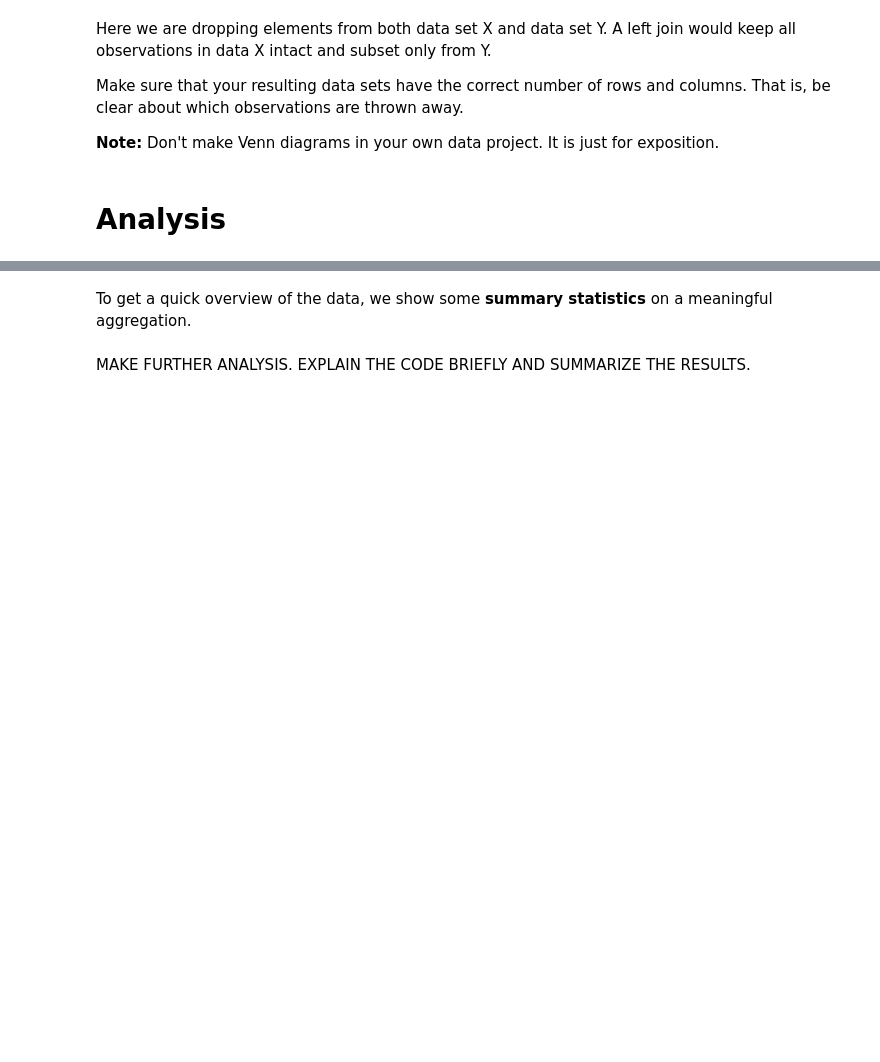
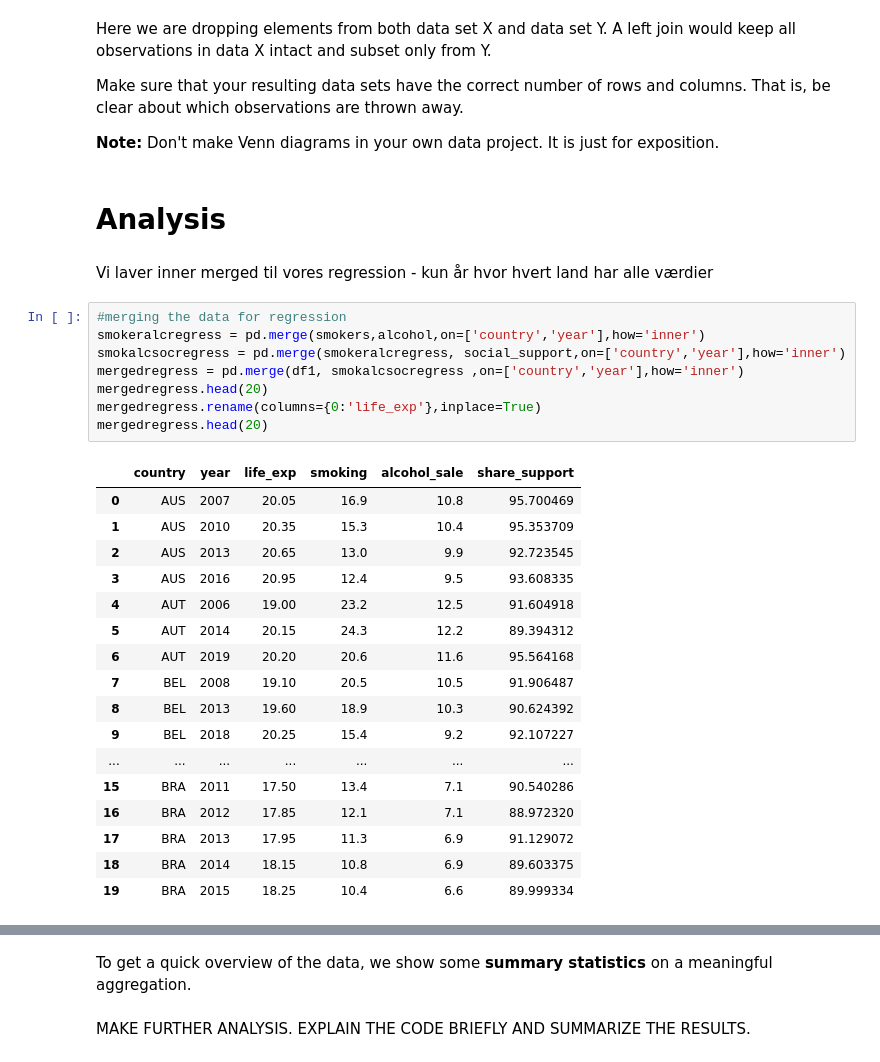
Before and after one commit to NumEconCopenhagen/projects-2023-ida-simone-elin, a Jupyter notebook: dataproject/dataproject.ipynb, the cells around one changed output, grey strips where cells are left out. Saved outputs shown, nothing was run; the diff lists cells and outputs as text; blank space fills up the shorter version.

```diff
--- a/dataproject/dataproject.ipynb
+++ b/dataproject/dataproject.ipynb
@@ -365,3 +418,31 @@ Make sure that your resulting data sets have the correct number of rows and colu
 **Note:** Don't make Venn diagrams in your own data project. It is just for exposition.
 # %% [markdown]
 # Analysis
+# %% [markdown]
+Vi laver inner merged til vores regression - kun år hvor hvert land har alle værdier
+# %%
+#merging the data for regression
+smokeralcregress = pd.merge(smokers,alcohol,on=['country','year'],how='inner')
+smokalcsocregress = pd.merge(smokeralcregress, social_support,on=['country','year'],how='inner')
+mergedregress = pd.merge(df1, smokalcsocregress ,on=['country','year'],how='inner')
+mergedregress.head(20)
+mergedregress.rename(columns={0:'life_exp'},inplace=True)
+mergedregress.head(20)
+# %% [output]
+|  | country | year | life_exp | smoking | alcohol_sale | share_support |
+| 0 | AUS | 2007 | 20.05 | 16.9 | 10.8 | 95.700469 |
+| 1 | AUS | 2010 | 20.35 | 15.3 | 10.4 | 95.353709 |
+| 2 | AUS | 2013 | 20.65 | 13.0 | 9.9 | 92.723545 |
+| 3 | AUS | 2016 | 20.95 | 12.4 | 9.5 | 93.608335 |
+| 4 | AUT | 2006 | 19.00 | 23.2 | 12.5 | 91.604918 |
+| 5 | AUT | 2014 | 20.15 | 24.3 | 12.2 | 89.394312 |
+| 6 | AUT | 2019 | 20.20 | 20.6 | 11.6 | 95.564168 |
+| 7 | BEL | 2008 | 19.10 | 20.5 | 10.5 | 91.906487 |
+| 8 | BEL | 2013 | 19.60 | 18.9 | 10.3 | 90.624392 |
+| 9 | BEL | 2018 | 20.25 | 15.4 | 9.2 | 92.107227 |
+| ... | ... | ... | ... | ... | ... | ... |
+| 15 | BRA | 2011 | 17.50 | 13.4 | 7.1 | 90.540286 |
+| 16 | BRA | 2012 | 17.85 | 12.1 | 7.1 | 88.972320 |
+| 17 | BRA | 2013 | 17.95 | 11.3 | 6.9 | 91.129072 |
+| 18 | BRA | 2014 | 18.15 | 10.8 | 6.9 | 89.603375 |
+| 19 | BRA | 2015 | 18.25 | 10.4 | 6.6 | 89.999334 |
```
Also changed, not shown: parts of 16 cells of this notebook.
